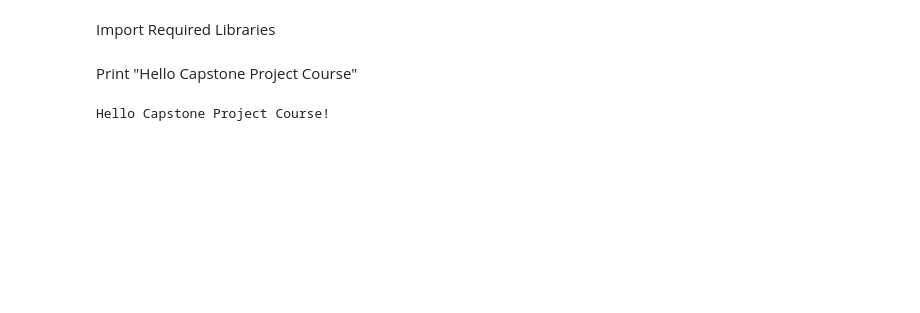
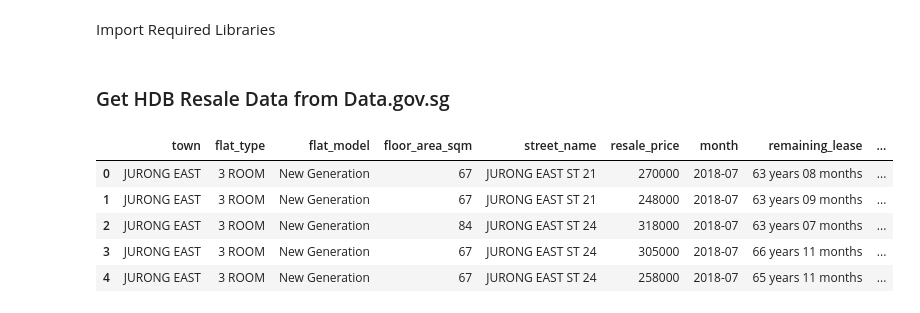
Before and after one commit to sciai-ai/HDB_Flat_Resale_Price_Prediction, a Jupyter notebook: Capstone Project Notebook.ipynb, the cells around one changed output. Drawn from its saved outputs; the diff is of its cells as text; code cells hidden in the pictures; blank space fills up the shorter version.

```diff
--- a/Capstone Project Notebook.ipynb
+++ b/Capstone Project Notebook.ipynb
@@ -10,6 +10,0 @@ import pandas as pd
-# %% [markdown]
-Print "Hello Capstone Project Course"
-# %%
-print("Hello Capstone Project Course!")
-# %% [output]
-Hello Capstone Project Course!
@@ -15,0 +24,19 @@ Hello Capstone Project Course!
+# %% [markdown]
+### Get HDB Resale Data from Data.gov.sg
+# %%
+# Get total number of records
+url_len = 'https://data.gov.sg/api/action/datastore_search?resource_id=42ff9cfe-abe5-4b54-beda-c88f9bb438ee&limit=1'
+max_records = requests.get(url_len).json()['result']['total']
+
+# Extract all records from API
+url = 'https://data.gov.sg/api/action/datastore_search?resource_id=42ff9cfe-abe5-4b54-beda-c88f9bb438ee&limit={}'.format(max_records)
+results = requests.get(url).json()['result']['records']
+df_hdb = pd.DataFrame(results)
+df_hdb.head()
+# %% [output]
+|  | town | flat_type | flat_model | floor_area_sqm | street_name | resale_price | month | remaining_lease | ... |
+| 0 | JURONG EAST | 3 ROOM | New Generation | 67 | JURONG EAST ST 21 | 270000 | 2018-07 | 63 years 08 months | ... |
+| 1 | JURONG EAST | 3 ROOM | New Generation | 67 | JURONG EAST ST 21 | 248000 | 2018-07 | 63 years 09 months | ... |
+| 2 | JURONG EAST | 3 ROOM | New Generation | 84 | JURONG EAST ST 24 | 318000 | 2018-07 | 63 years 07 months | ... |
+| 3 | JURONG EAST | 3 ROOM | New Generation | 67 | JURONG EAST ST 24 | 305000 | 2018-07 | 66 years 11 months | ... |
+| 4 | JURONG EAST | 3 ROOM | New Generation | 67 | JURONG EAST ST 24 | 258000 | 2018-07 | 65 years 11 months | ... |
```
Also changed, not shown: parts of 83 cells of this notebook.
